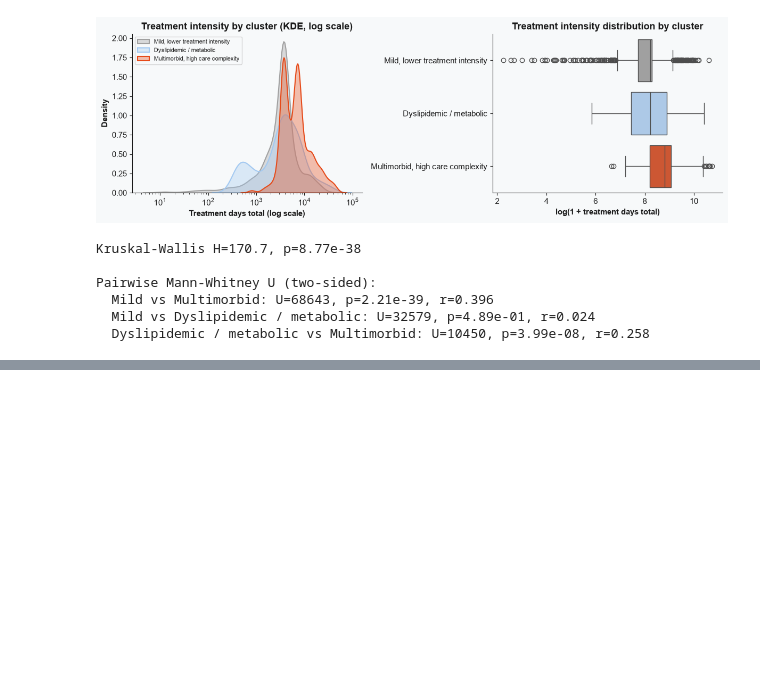
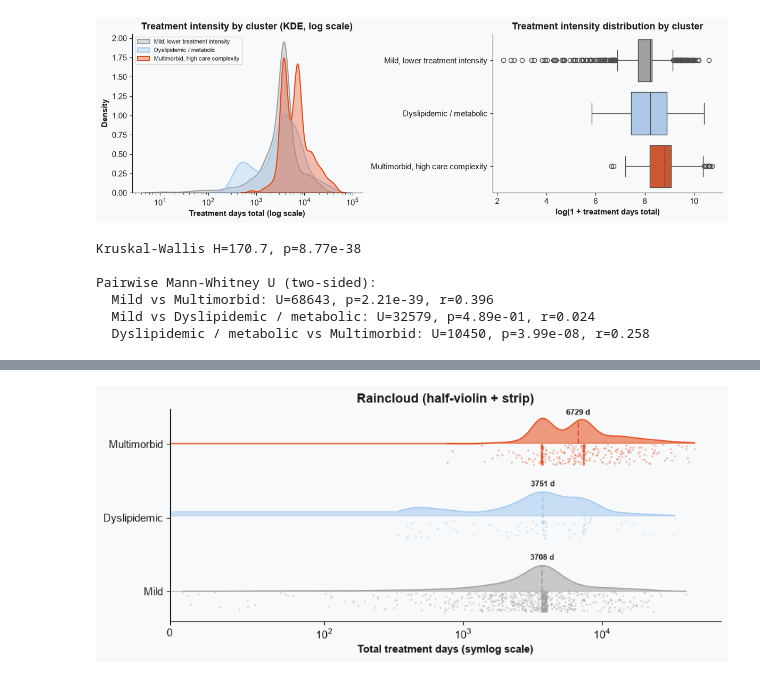
Before and after one commit to manuelcernigoj-lab/t2d-patient-subtyping, a Jupyter notebook: notebooks/05_treatment_adherence.ipynb, the cells around one changed output, grey strips where cells are left out. Cells and saved outputs as stored; diff of their text form; code cells hidden in the pictures; blank space fills up the shorter version.

```diff
--- a/notebooks/05_treatment_adherence.ipynb
+++ b/notebooks/05_treatment_adherence.ipynb
@@ -310,6 +315,11 @@ Dyslipidemic / metabolic              92
 Name: count, dtype: int64
 # %%
 # 05_treatment_adherence.ipynb — Step 4 (revised): KDE instead of histogram for left panel
+
+# Log-transform for visualization only: the raw distribution is heavily right-skewed
+# (std 5668 >> mean 5330, max ~46000). log1p (log(x+1)) handles the zero values
+# from untreated patients gracefully (log1p(0) = 0).
+df_pharma["treatment_days_log"] = np.log1p(df_pharma["treatment_days_total"])
 
 fig, axes = plt.subplots(1, 2, figsize=(12, 4))
 
@@ -537,0 +446,85 @@ plt.show()
+# %%
+# 05_treatment_adherence.ipynb — Step 6: two alternative summary plots
+
+fig, ax = plt.subplots(figsize=(9, 4))
+
+# --- Plot B: Raincloud (half-violin + strip, offset) ---
+# A raincloud plot separates the distribution shape (half-violin, top half only)
+# from the individual points (strip, below), avoiding overlap between the two.
+# It's increasingly common in clinical/neuroscience publications as it shows
+# both density and raw data without one obscuring the other.
+# Implementation: use violinplot clipped to one side via a post-hoc Path patch,
+# approximated here with a KDE + fill_between approach for full control.
+
+
+for i, label in enumerate(cluster_order):
+    subset = df_pharma.loc[
+        df_pharma["cluster_label"] == label, "treatment_days_total"
+    ].values
+    color = cluster_colors[label]
+
+    # KDE on log-transformed data for smoothness, then exponentiate back
+    log_vals = np.log1p(subset)
+    kde = gaussian_kde(log_vals, bw_method=0.25)
+    x_log = np.linspace(log_vals.min(), log_vals.max(), 300)
+    y_kde = kde(x_log)
+    x_raw = np.expm1(x_log)
+
+    # Normalize KDE height to 0.35 (half the inter-cluster spacing of 1.0)
+    y_kde_norm = y_kde / y_kde.max() * 0.35
+
+    # Half-violin: fill above the cluster baseline
+    ax.fill_betweenx(
+        i + y_kde_norm, x_raw,
+        alpha=0.55, color=color
+    )
+    ax.plot(x_raw, i + y_kde_norm, color=color, linewidth=1)
+
+    # Strip below the baseline
+    rng = np.random.default_rng(42)
+    jitter = rng.uniform(-0.28, 0.0, size=len(subset))
+    ax.scatter(
+        subset, i + jitter,
+        color=color, alpha=0.5, s=3, linewidths=0, zorder=2
+    )
+
+    # Median marker: vertical dashed line from baseline to KDE peak height at median
+    median_val = np.median(subset)
+
+    # Evaluate KDE height at the median (in log space, then normalize same as the KDE)
+    median_log = np.log1p(median_val)
+    kde_at_median = kde(np.array([median_log]))[0]
+    kde_at_median_norm = kde_at_median / y_kde.max() * 0.35
+
+    ax.plot(
+        [median_val, median_val],          # x: vertical line at median
+        [i, i + kde_at_median_norm],       # y: from baseline up to KDE surface
+        color=color,
+        linewidth=1.5,
+        linestyle="--",
+        zorder=4,
+        alpha=0.9
+    )
+    ax.annotate(
+        f"{median_val:.0f} d",
+        xy=(median_val, i + kde_at_median_norm),
+        xytext=(0, 4),                     # 4pt above the top of the line
+        textcoords="offset points",
+        fontsize=8, color=COLOR_DARK,
+        ha="center", va="bottom",
+        fontweight="bold"
+    )
+
+ax.set_xscale("symlog", linthresh=100)
+ax.set_xlim(left=0)
+ax.set_xlabel("Total treatment days (symlog scale)")
+ax.set_ylabel("")
+ax.set_yticks(range(len(cluster_order)))
+ax.set_yticklabels(["Mild", "Dyslipidemic", "Multimorbid"])
+ax.set_title("Raincloud (half-violin + strip)")
+sns.despine(ax=ax)
+
+plt.tight_layout()
+plt.show()
+# %% [output]
+[figure, added]
```
Also changed, not shown: parts of 8 cells of this notebook, 3 other files.
